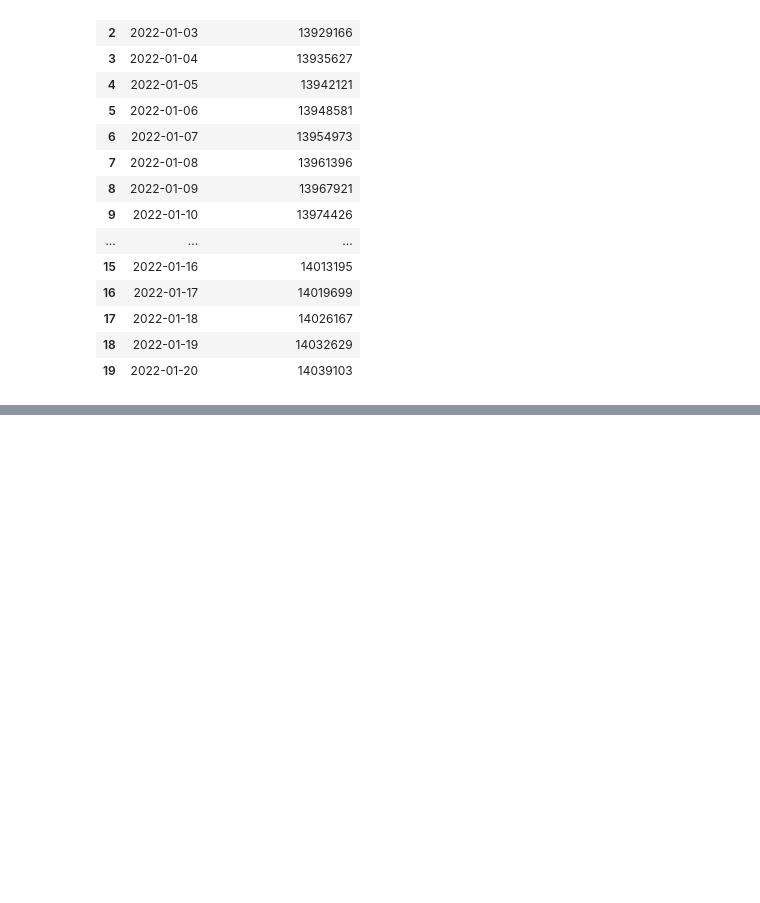
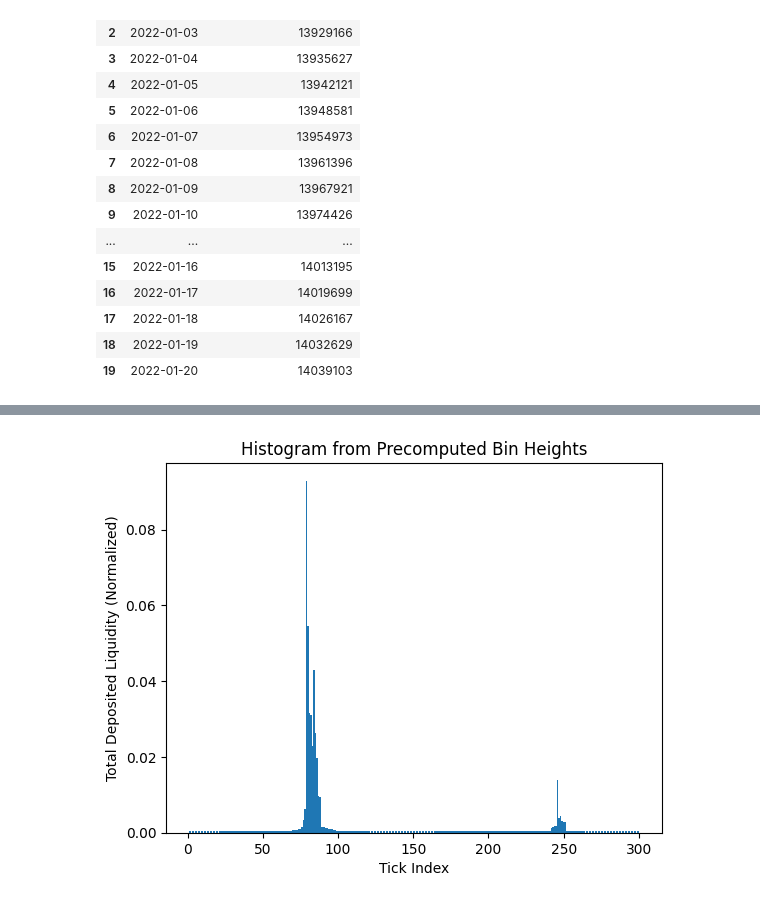
Before and after one commit to ethaker/cs194_finalproject, a Jupyter notebook: Data_Collection.ipynb, the cells around one changed output, grey strips where cells are left out. Drawn from its saved outputs; the diff is of its cells as text; code cells hidden in the pictures; blank space fills up the shorter version.

```diff
--- a/Data_Collection.ipynb
+++ b/Data_Collection.ipynb
@@ -140,0 +156,12 @@ plt.show()
+# %%
+# More EDA (Testing Visualizations)
+zoomed_in = liquidity_per_bin[1000:1300]
+# Bin indices (1-based)
+bins = np.arange(1, len(zoomed_in) + 1)
+plt.bar(bins, zoomed_in, width=0.9)
+plt.xlabel("Tick Index")
+plt.ylabel("Total Deposited Liquidity (Normalized)")
+plt.title("Histogram from Precomputed Bin Heights")
+plt.show()
+# %% [output]
+[figure, added]
```
Also changed, not shown: parts of 6 cells of this notebook.
